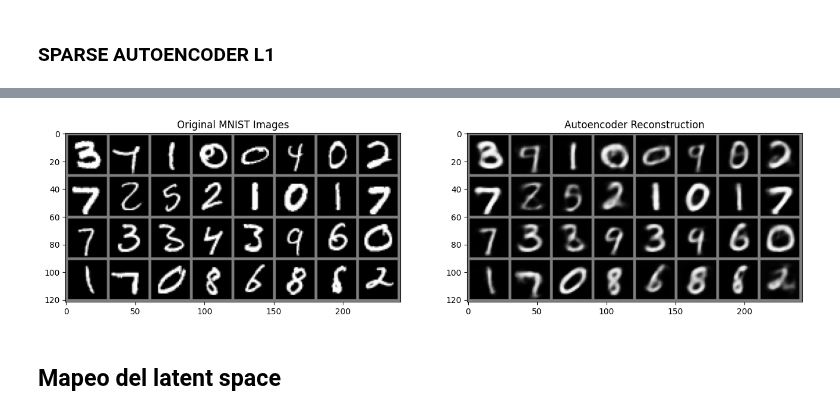
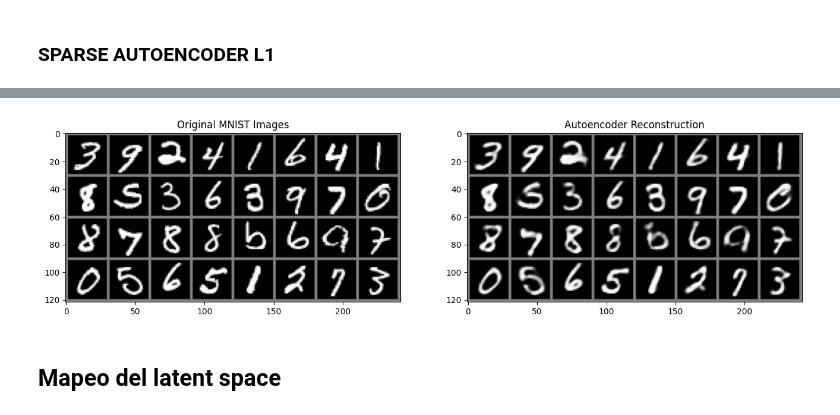
Before and after one commit to FIUBA-Posgrado-Inteligencia-Artificial/aprendizaje_profundo, a Jupyter notebook: clase_7/jupyter_notebooks/Autoencoder.ipynb, the cells around one changed output, grey strips where cells are left out. Saved outputs shown, nothing was run; the diff lists cells and outputs as text; code cells hidden in the pictures.

```diff
--- a/clase_7/jupyter_notebooks/Autoencoder.ipynb
+++ b/clase_7/jupyter_notebooks/Autoencoder.ipynb
@@ -106,6 +86,9 @@ direccion = '/content/drive/My Drive/CIA_marcos/deep_learning/clase_7/autoencode
 # %%
 # esta ruta es el colab mismo.. al cerrar la sesion se pierden los archivos
 direccion = '/content'
+# %%
+# ruta en local
+direccion = 'local'
 # %%
 cuda = torch.cuda.is_available()
 device = torch.device('cuda:0' if cuda else 'cpu')
@@ -176,19 +163,18 @@ class Autoencoder(nn.Module):
             nn.ReLU(inplace=True),
             nn.Linear(128, 64),
             nn.ReLU(inplace=True),
-            nn.Linear(64, 3),
-            #nn.ReLU(inplace=True)
-            nn.Tanh()
+            nn.Linear(64, 32),
+            nn.ReLU(inplace=True)
+            #nn.Tanh()
         )
 
         self.decoder = nn.Sequential(
-            nn.Linear(3, 64),
+            nn.Linear(32, 64),
             nn.ReLU(inplace=True),
             nn.Linear(64, 128),
             nn.ReLU(inplace=True),
             nn.Linear(128, 784),
             nn.Tanh()
-            #nn.ReLU()
         )
 
     def forward(self, x):
@@ -411,0 +531,3 @@ SparseAutoencoderL1(
+# %%
+sparse_autoencoder = SparseAutoencoderL1()
+sparse_autoencoder
@@ -412,37 +553,80 @@ SparseAutoencoderL1(
 # %%
-EPOCHS = 1
+EPOCHS = 100
 LEARNING_RATE = 1e-3
 WEIGHT_DECAY = 1e-5
+SPARSE_REG = 1e2
 LOG_INTERVAL = 100
-SPARSE_REG = 1e-2
-TRAIN_SCRATCH = False       # whether to train a model from scratch
+TRAIN_SCRATCH = True  # whether to train a model from scratch
 BEST_VAL = float('inf')     # record the best val loss
-MODEL_NAME = 'sparse_autoencoder_e_20_l1_010'
+MODEL_NAME = 'sparse_autoencoder_32d_relu_100'
+patience_factor = 0.05
+patience = 5
+
+model_config = {
+    "EPOCHS": EPOCHS,
+    "LEARNING_RATE": LEARNING_RATE,
+    "WEIGHT_DECAY": WEIGHT_DECAY,
+    "SPARSE_REG": SPARSE_REG,
+    "LOG_INTERVAL": LOG_INTERVAL,
+    "TRAIN_SCRATCH": TRAIN_SCRATCH,
+    "MODEL_NAME": MODEL_NAME,
+    "BATCH_SIZE": BATCH_SIZE,
+    "patience_factor": patience_factor,
+    "patience": patience,
+    }
+if cuda: sparse_autoencoder.to(device)
 
 
-if cuda: autoencoder.to(device)
 
 if TRAIN_SCRATCH:
+    wandb.init(project="CEIA-Co18 - autoencoder", config=model_config)
+    # Set metric for callbacks
+    best_eval = 100
+    pt_epoch = 0
     # Training autoencoder from scratch
     for epoch in range(EPOCHS):
         starttime = datetime.datetime.now()
-        model_training(autoencoder, train_loader, epoch)
+        train_loss = model_training(sparse_autoencoder, train_loader, epoch)
         endtime = datetime.datetime.now()
         print(f'Train a epoch in {(endtime - starttime).seconds} seconds')
         # evaluate on test set and save best model
-        evaluation(autoencoder, test_loader, MODEL_NAME)
+        eval_loss = evaluation(sparse_autoencoder, test_loader, MODEL_NAME)
+        # wandb logger
+        wandb.log({
+            "epoch": epoch,
+            "train_loss": train_loss,
+            "eval_loss": eval_loss,
+        })
+
+        # early stopping
+        if eval_loss<=best_eval*(1-patience_factor):
+            best_eval = eval_loss
+            pt_epoch = 0
+        else:
+            pt_epoch += 1
+            if pt_epoch>=patience:
+                print(f"Epoch {epoch+1}/{EPOCHS} - Training interrupted due to early stopping condition.")
+                #wandb.finish()
+                break
+            else:
+                print(f"Epoch {epoch+1}/{EPOCHS} - Current epochs without validation metric improvement {pt_epoch}. {patience-pt_epoch} remaining before stopping.")
     print('Trainig Complete with best validation loss {:.4f}'.format(BEST_VAL))
 
+    # Finish W&B run
+    #wandb.finish()
+
+
+
 # una vez entrenado, que genere la imagen de ejemplo
-autoencoder.load_state_dict(torch.load(os.path.join(direccion, MODEL_NAME + ".pt"), map_location = device))
-evaluation(autoencoder, test_loader, MODEL_NAME, L1_loss = False)
-autoencoder.cpu()
+sparse_autoencoder.load_state_dict(torch.load(os.path.join(direccion, MODEL_NAME + ".pt"), map_location = device))
+#evaluation(autoencoder, test_loader, MODEL_NAME, L1_loss = False)
+sparse_autoencoder.cpu()
 dataiter = iter(train_loader)
 images, _ = next(dataiter)
 images = Variable(images[:32])
-outputs = autoencoder(images.view(images.size(0), -1))
+outputs = sparse_autoencoder(images.view(images.size(0), -1))
 # plot and save original and reconstruction images for comparisons
-plt.figure(figsize=(16,8))
+fig = plt.figure(figsize=(16,8))
 plt.subplot(121)
 plt.title('Original MNIST Images')
 imshow(torchvision.utils.make_grid(images))
@@ -452,4 +636,8 @@ imshow(torchvision.utils.make_grid(
         outputs.view(images.size(0), 1, 28, 28).data
 ))
 plt.savefig(os.path.join(direccion, MODEL_NAME + ".png"))
+
+# logeamos la imagen en wandb
+wandb.log({ 'chart' : wandb.Image(fig) })
+wandb.finish()
 # %% [output]
@@ -457,4 +679,4 @@ Average MSE Loss on Test set: 0.0949
-[figure, old version]
+[figure, new version]
 # %% [markdown]
 ## Mapeo del latent space
 # %%
```
Also changed, not shown: parts of 14 cells of this notebook, 6 other files.
